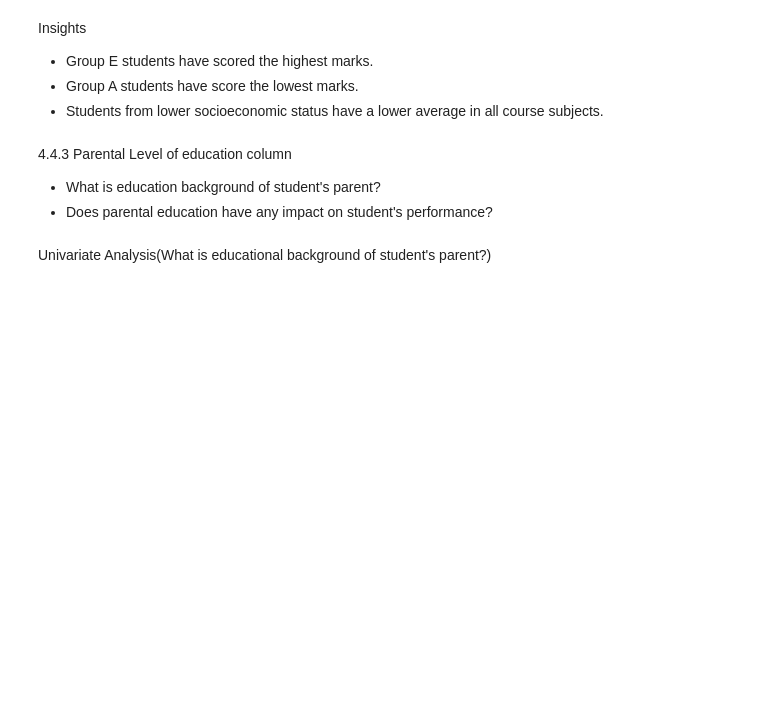
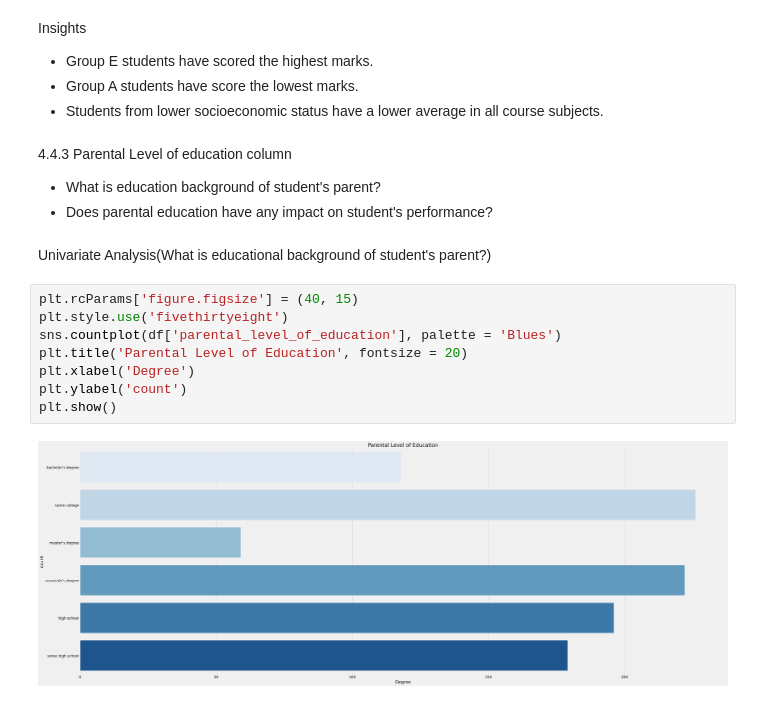
Before and after one commit to cyrolux123/ML-Project, a Jupyter notebook: notebook/EDA.ipynb, the cells around one changed output. Cells and saved outputs as stored; diff of their text form; blank space fills up the shorter version.

```diff
--- a/notebook/EDA.ipynb
+++ b/notebook/EDA.ipynb
@@ -503,3 +503,13 @@ Insights
 - Does parental education have any impact on student's performance?
 # %% [markdown]
 Univariate Analysis(What is educational background of student's parent?)
+# %%
+plt.rcParams['figure.figsize'] = (40, 15)
+plt.style.use('fivethirtyeight')
+sns.countplot(df['parental_level_of_education'], palette = 'Blues')
+plt.title('Parental Level of Education', fontsize = 20)
+plt.xlabel('Degree')
+plt.ylabel('count')
+plt.show()
+# %% [output]
+[figure, added]
```
Also changed, not shown: parts of 11 cells of this notebook.
